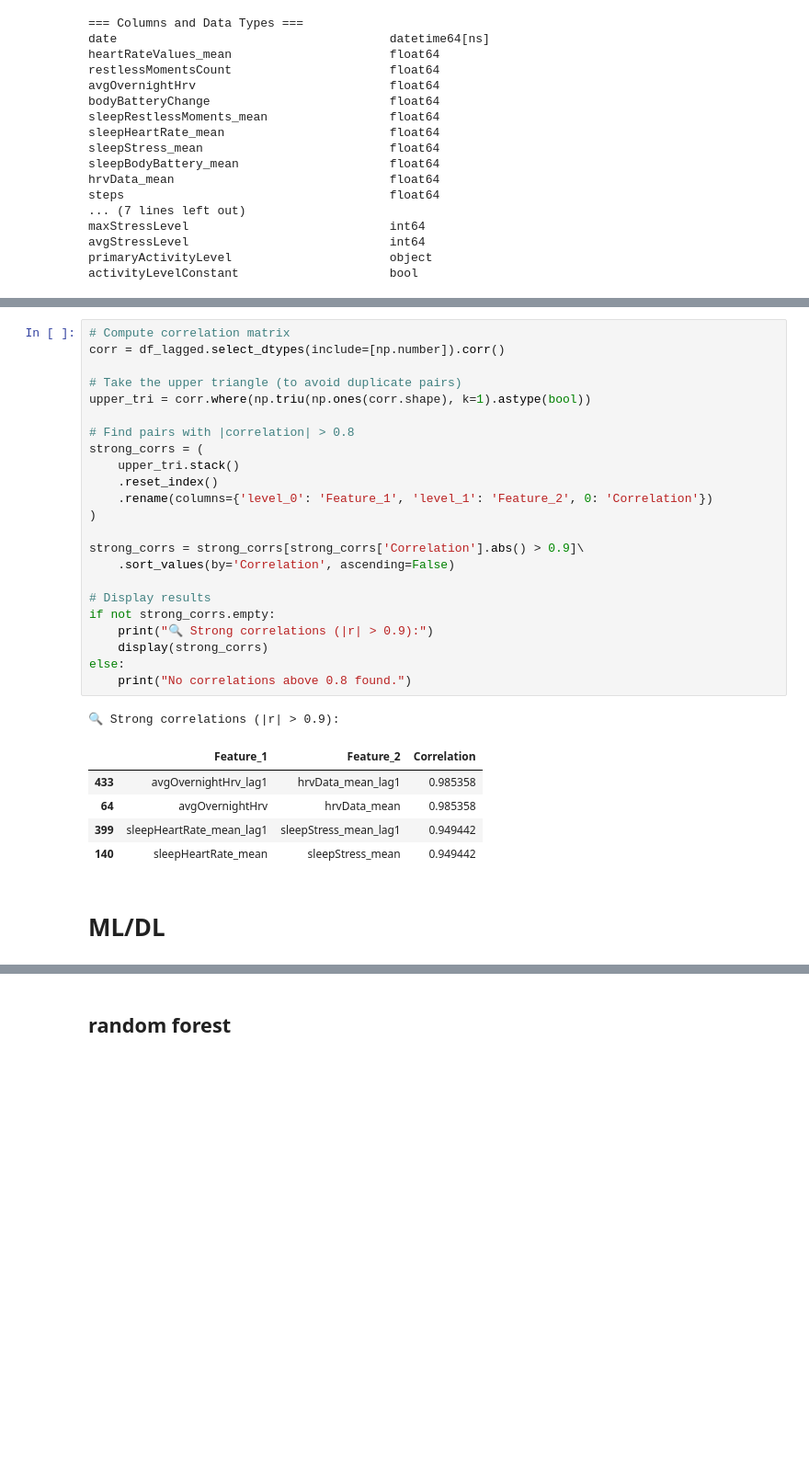
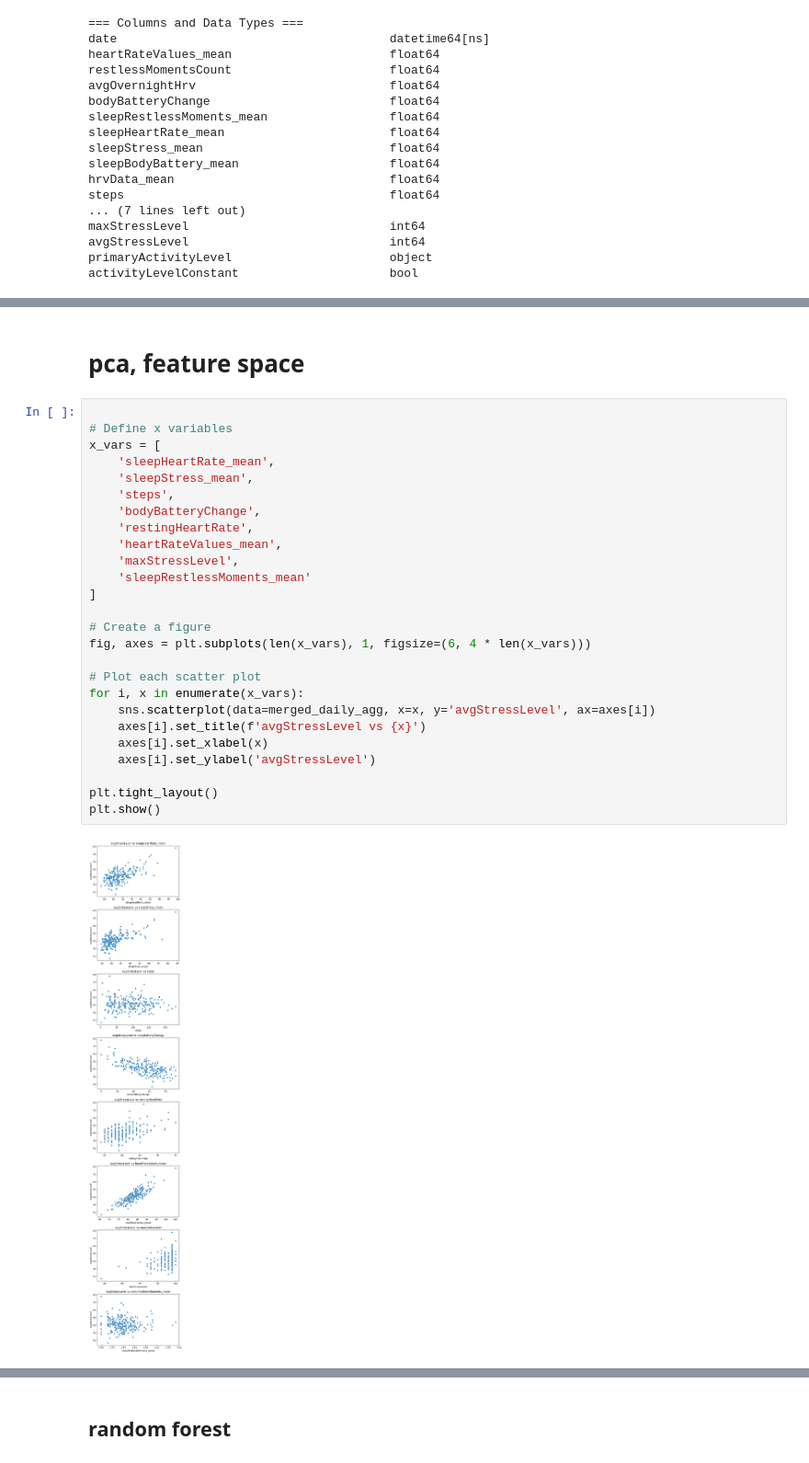
Before and after one commit to tolgasabanoglu/spatiotemporal, a Jupyter notebook: notebooks/analysis.ipynb, the cells around one changed output, grey strips where cells are left out. Shown at 92% size. Drawn from its saved outputs; the diff is of its cells as text; blank space fills up the shorter version.

Commit message:
improved analysis notebook: rf, logistic regression included

```diff
--- a/notebooks/analysis.ipynb
+++ b/notebooks/analysis.ipynb
@@ -442,32 +380,30 @@ plt.show()
-# %%
-# Compute correlation matrix
-corr = df_lagged.select_dtypes(include=[np.number]).corr()
-
-# Take the upper triangle (to avoid duplicate pairs)
-upper_tri = corr.where(np.triu(np.ones(corr.shape), k=1).astype(bool))
-
-# Find pairs with |correlation| > 0.8
-strong_corrs = (
-    upper_tri.stack()
-    .reset_index()
-    .rename(columns={'level_0': 'Feature_1', 'level_1': 'Feature_2', 0: 'Correlation'})
-)
-
-strong_corrs = strong_corrs[strong_corrs['Correlation'].abs() > 0.9]\
-    .sort_values(by='Correlation', ascending=False)
-
-# Display results
-if not strong_corrs.empty:
-    print("🔍 Strong correlations (|r| > 0.9):")
-    display(strong_corrs)
-else:
-    print("No correlations above 0.8 found.")
-# %% [output]
-🔍 Strong correlations (|r| > 0.9):
-|  | Feature_1 | Feature_2 | Correlation |
-| 433 | avgOvernightHrv_lag1 | hrvData_mean_lag1 | 0.985358 |
-| 64 | avgOvernightHrv | hrvData_mean | 0.985358 |
-| 399 | sleepHeartRate_mean_lag1 | sleepStress_mean_lag1 | 0.949442 |
-| 140 | sleepHeartRate_mean | sleepStress_mean | 0.949442 |
-# %% [markdown]
-# ML/DL
+# %% [markdown]
+# pca, feature space
+# %%
+
+# Define x variables
+x_vars = [
+    'sleepHeartRate_mean',
+    'sleepStress_mean',
+    'steps',
+    'bodyBatteryChange',
+    'restingHeartRate',
+    'heartRateValues_mean',
+    'maxStressLevel',
+    'sleepRestlessMoments_mean'
+]
+
+# Create a figure
+fig, axes = plt.subplots(len(x_vars), 1, figsize=(6, 4 * len(x_vars)))
+
+# Plot each scatter plot
+for i, x in enumerate(x_vars):
+    sns.scatterplot(data=merged_daily_agg, x=x, y='avgStressLevel', ax=axes[i])
+    axes[i].set_title(f'avgStressLevel vs {x}')
+    axes[i].set_xlabel(x)
+    axes[i].set_ylabel('avgStressLevel')
+
+plt.tight_layout()
+plt.show()
+# %% [output]
+[figure, added]
```
Also changed, not shown: parts of 19 cells of this notebook, 1 other file.
